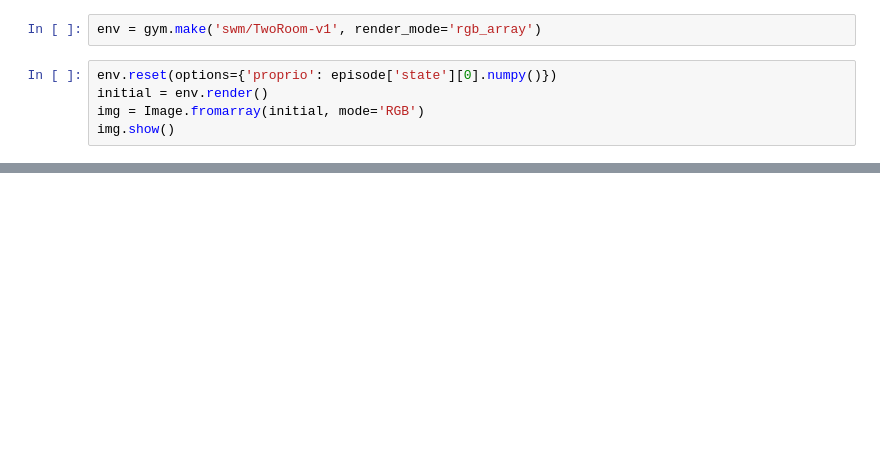
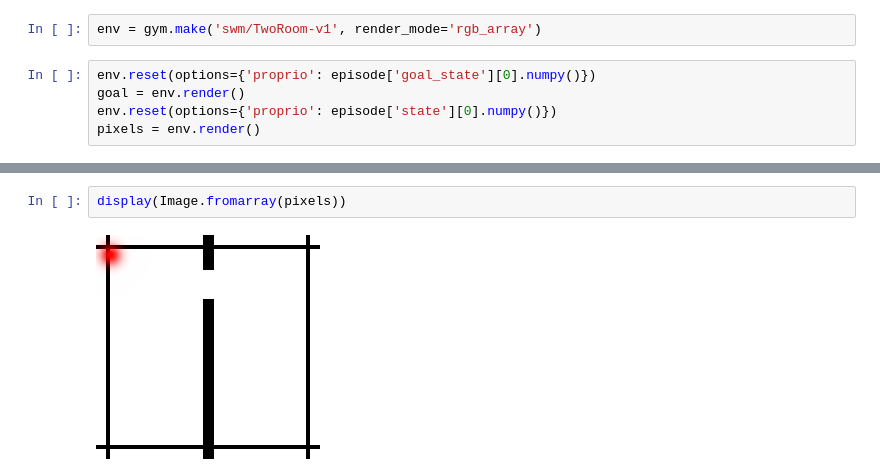
Before and after one commit to Flydexo/leworldmodel, a Jupyter notebook: eval.ipynb, the cells around one changed output, grey strips where cells are left out. Saved outputs shown, nothing was run; the diff lists cells and outputs as text; blank space fills up the shorter version.

```diff
--- a/eval.ipynb
+++ b/eval.ipynb
@@ -20,7 +25,7 @@ episode = dataset.load_episode(0)
 # %%
 env = gym.make('swm/TwoRoom-v1', render_mode='rgb_array')
 # %%
+env.reset(options={'proprio': episode['goal_state'][0].numpy()})
+goal = env.render()
 env.reset(options={'proprio': episode['state'][0].numpy()})
-initial = env.render()
-img = Image.fromarray(initial, mode='RGB')
-img.show()
+pixels = env.render()
@@ -35,0 +98,4 @@ img.show()
+# %%
+display(Image.fromarray(pixels))
+# %% [output]
+[figure, added]
```
Also changed, not shown: parts of 13 cells of this notebook, 16 other files.
